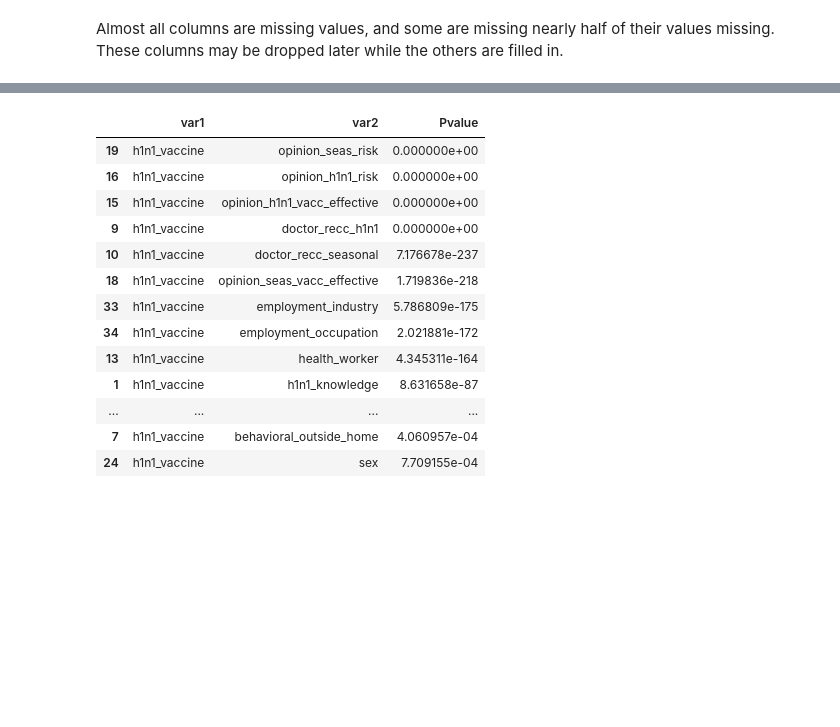
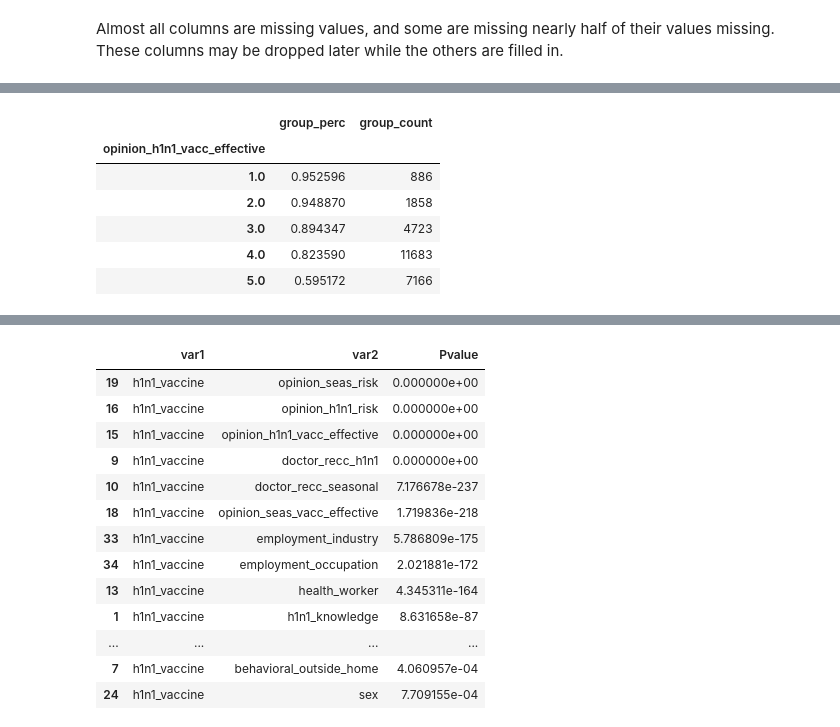
Before and after one commit to cschneck7/phase_3_project, a Jupyter notebook: H1N1 Vaccine Classification Notebook.ipynb, the cells around one changed output, grey strips where cells are left out. Drawn from its saved outputs; the diff is of its cells as text; code cells hidden in the pictures; blank space fills up the shorter version.

```diff
--- a/H1N1 Vaccine Classification Notebook.ipynb
+++ b/H1N1 Vaccine Classification Notebook.ipynb
@@ -154,0 +232,11 @@ many_missing = missing_values[missing_values > 12000]
+# %%
+# Finds vaccination group rates by opinion of H1N1 vaccination effectiveness
+vacc_rates(X.opinion_h1n1_vacc_effective, y)
+# %% [output]
+|  | group_perc | group_count |
+| opinion_h1n1_vacc_effective |  |  |
+| 1.0 | 0.952596 | 886 |
+| 2.0 | 0.948870 | 1858 |
+| 3.0 | 0.894347 | 4723 |
+| 4.0 | 0.823590 | 11683 |
+| 5.0 | 0.595172 | 7166 |
```
Also changed, not shown: parts of 26 cells of this notebook.
